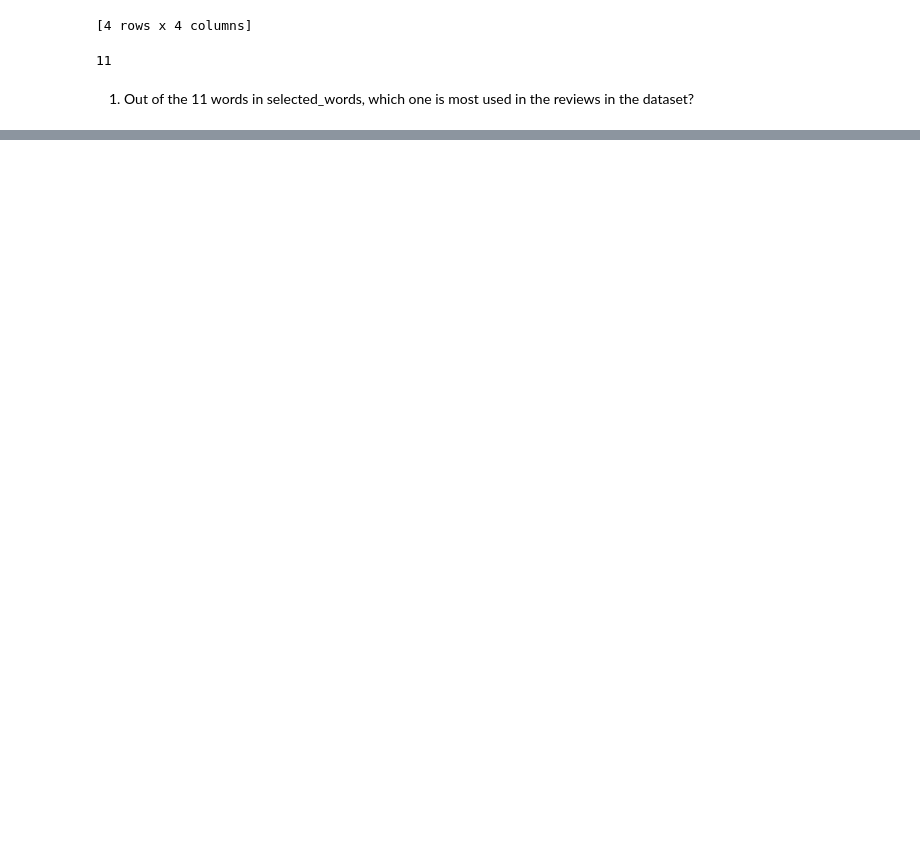
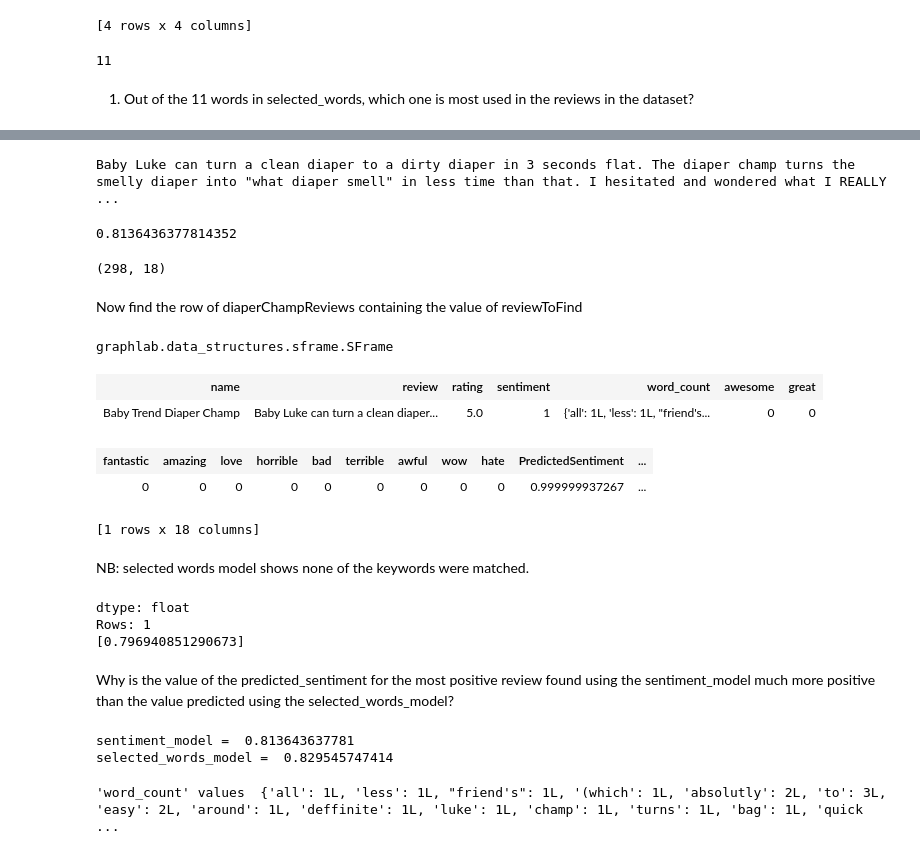
Before and after one commit to aspiringguru/CourseraMachineLearningFoundationsWashington, a Jupyter notebook: analyzing_Product_sentiment/Analyzing_product_sentiment_bmt_quiz1.ipynb, the cells around one changed output, grey strips where cells are left out. Cells and saved outputs as stored; diff of their text form; code cells hidden in the pictures; blank space fills up the shorter version.

```diff
--- a/analyzing_Product_sentiment/Analyzing_product_sentiment_bmt_quiz1.ipynb
+++ b/analyzing_Product_sentiment/Analyzing_product_sentiment_bmt_quiz1.ipynb
@@ -171,0 +327,6 @@ None
+# %%
+#create new column & store predictions.
+diaperChampReviews['PredictedSentiment'] = sentiment_model.predict(diaperChampReviews, output_type='probability')
+# %%
+#now sort the SArray by this new column, row zero will be max.
+diaperChampReviews = diaperChampReviews.sort('PredictedSentiment', ascending=False)
@@ -171,0 +343,51 @@ None
+# %%
+#print diaperChampReviews.head(1)
+reviewToFind = diaperChampReviews['review'][0]
+print reviewToFind
+# %% [output]
+Baby Luke can turn a clean diaper to a dirty diaper in 3 seconds flat. The diaper champ turns the smelly diaper into "what diaper smell" in less time than that. I hesitated and wondered what I REALLY  ...
+# %%
+diaperChampReviews['PredictedSentiment'].mean()
+# %% [output]
+0.8136436377814352
+# %%
+#use column 'PredictedSentiment2' column to store predicted sentiment values.
+diaperChampReviews['PredictedSentiment2'] = selected_words_model.predict(diaperChampReviews, output_type='probability')
+print diaperChampReviews.shape
+# %% [output]
+(298, 18)
+# %% [markdown]
+Now find the row of diaperChampReviews containing the value of reviewToFind
+# %%
+type(diaperChampReviews)
+# %% [output]
+graphlab.data_structures.sframe.SFrame
+# %%
+diaperChampReviews.filter_by(reviewToFind, 'review')
+# %% [output]
+| name | review | rating | sentiment | word_count | awesome | great |
+| Baby Trend Diaper Champ | Baby Luke can turn a clean diaper... | 5.0 | 1 | {'all': 1L, 'less': 1L, "friend's... | 0 | 0 |
+| fantastic | amazing | love | horrible | bad | terrible | awful | wow | hate | PredictedSentiment | ... |
+| 0 | 0 | 0 | 0 | 0 | 0 | 0 | 0 | 0 | 0.999999937267 | ... |
+[1 rows x 18 columns]
+# %% [markdown]
+NB: selected words model shows none of the keywords were matched.
+# %%
+diaperChampReviews.filter_by(reviewToFind, 'review')['PredictedSentiment2']
+# %% [output]
+dtype: float
+Rows: 1
+[0.796940851290673]
+# %% [markdown]
+Why is the value of the predicted_sentiment for the most positive review found using the sentiment_model much more positive
+than the value predicted using the selected_words_model?
+# %%
+print "sentiment_model = ", diaperChampReviews['PredictedSentiment'].mean()
+print "selected_words_model = ", diaperChampReviews['PredictedSentiment2'].mean()
+# %% [output]
+sentiment_model =  0.813643637781
+selected_words_model =  0.829545747414
+# %%
+print "'word_count' values ", diaperChampReviews['word_count'][0]
+# %% [output]
+'word_count' values  {'all': 1L, 'less': 1L, "friend's": 1L, '(which': 1L, 'absolutly': 2L, 'to': 3L, 'easy': 2L, 'around': 1L, 'deffinite': 1L, 'luke': 1L, 'champ': 1L, 'turns': 1L, 'bag': 1L, 'quick ...
```
Also changed, not shown: parts of 36 cells of this notebook, 2 other files.
